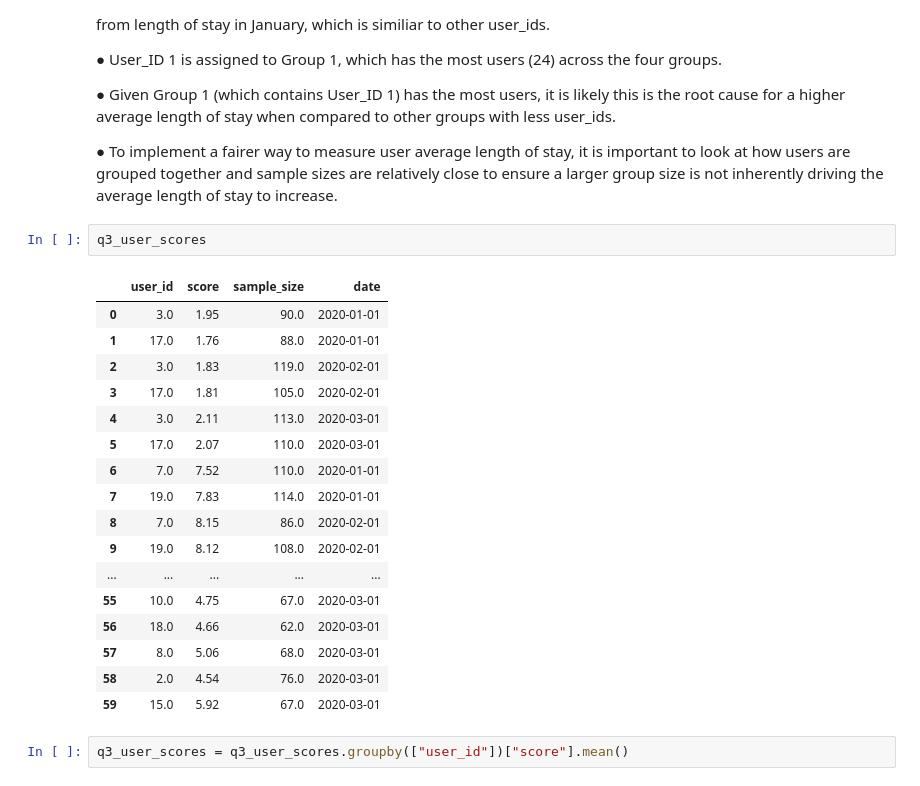
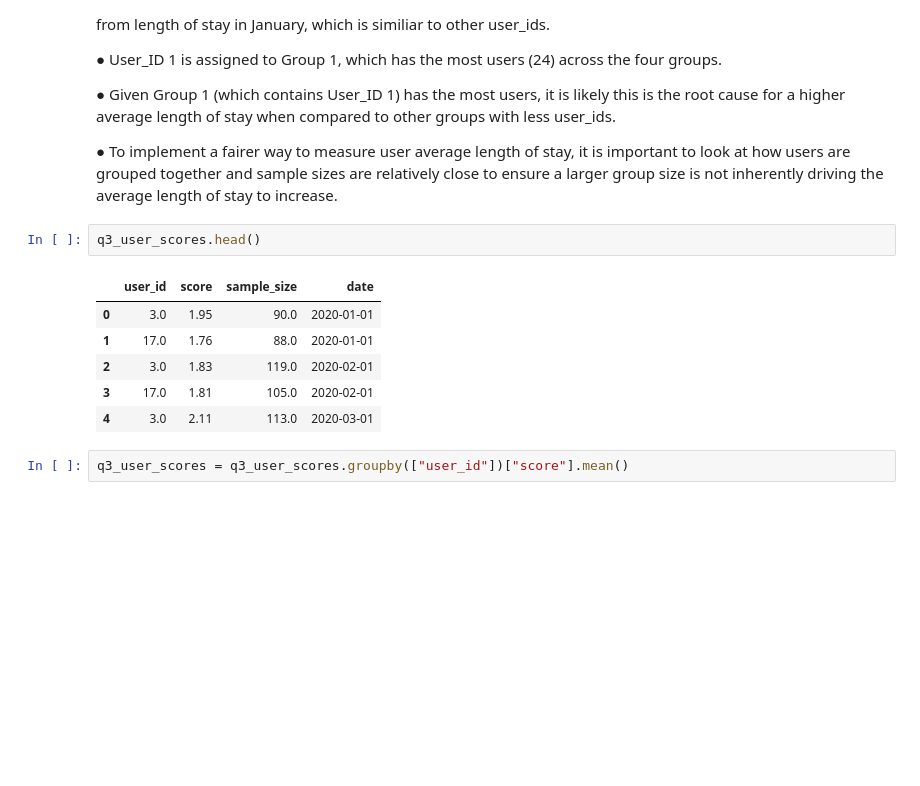
Before and after one commit to valputla/Customer-Success-Project, a Jupyter notebook: Take Home Analysis.ipynb, the cells around one changed output. Saved outputs shown, nothing was run; the diff lists cells and outputs as text; blank space fills up the shorter version.

```diff
--- a/Take Home Analysis.ipynb
+++ b/Take Home Analysis.ipynb
@@ -119,25 +123,14 @@ plt.show()
 
 ● To implement a fairer way to measure user average length of stay, it is important to look at how users are grouped together and sample sizes are relatively close to ensure a larger group size is not inherently driving the average length of stay to increase.
 # %%
-q3_user_scores
+q3_user_scores.head()
 # %% [output]
 |  | user_id | score | sample_size | date |
 | 0 | 3.0 | 1.95 | 90.0 | 2020-01-01 |
 | 1 | 17.0 | 1.76 | 88.0 | 2020-01-01 |
 | 2 | 3.0 | 1.83 | 119.0 | 2020-02-01 |
 | 3 | 17.0 | 1.81 | 105.0 | 2020-02-01 |
 | 4 | 3.0 | 2.11 | 113.0 | 2020-03-01 |
-| 5 | 17.0 | 2.07 | 110.0 | 2020-03-01 |
-| 6 | 7.0 | 7.52 | 110.0 | 2020-01-01 |
-| 7 | 19.0 | 7.83 | 114.0 | 2020-01-01 |
-| 8 | 7.0 | 8.15 | 86.0 | 2020-02-01 |
-| 9 | 19.0 | 8.12 | 108.0 | 2020-02-01 |
-| ... | ... | ... | ... | ... |
-| 55 | 10.0 | 4.75 | 67.0 | 2020-03-01 |
-| 56 | 18.0 | 4.66 | 62.0 | 2020-03-01 |
-| 57 | 8.0 | 5.06 | 68.0 | 2020-03-01 |
-| 58 | 2.0 | 4.54 | 76.0 | 2020-03-01 |
-| 59 | 15.0 | 5.92 | 67.0 | 2020-03-01 |
 # %%
 q3_user_scores = q3_user_scores.groupby(["user_id"])["score"].mean()
 # %%
```
Also changed, not shown: parts of 14 cells of this notebook, 4 other files.
